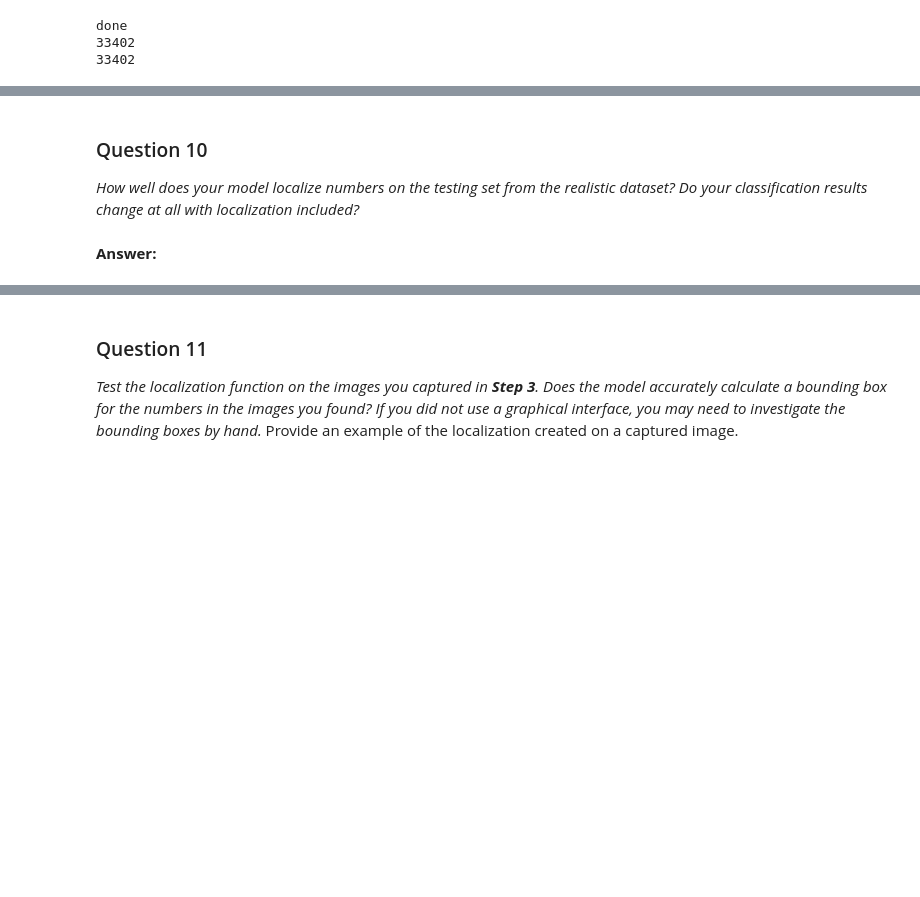
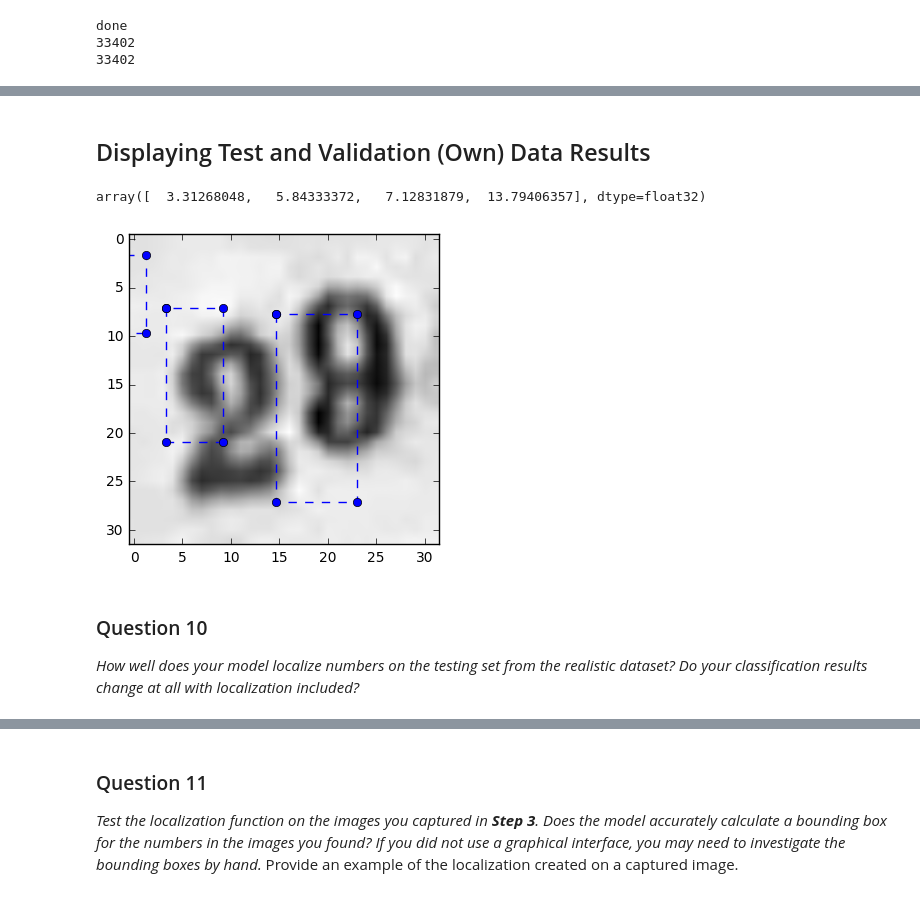
Before and after one commit to axlbert/SVHN_Recognition_NN, a Jupyter notebook: digit_recognition.ipynb, the cells around one changed output, grey strips where cells are left out. Drawn from its saved outputs; the diff is of its cells as text; code cells hidden in the pictures; blank space fills up the shorter version.

Commit message:
bounding box regression implemented

```diff
--- a/digit_recognition.ipynb
+++ b/digit_recognition.ipynb
@@ -1151,0 +1194,17 @@ lx_coords shape (33402, 4)
+# %%
+test_dataset = train_dataset[:500]
+test_labels = train_labels[:500]
+train_dataset = train_dataset[501:]
+train_labels = train_labels[501:]
+test_boxes = boxes[:,:500]
+boxes = boxes[:,501:]
+# %%
+###pseudo boxes, actually we will just draw the predicted boxes###
+own_boxes = boxes[:,:5]
+# %%
+def reshape(dataset):
+    dataset = dataset.reshape((-1, image_size, image_size, num_channels)).astype(np.float32)
+    return dataset
+
+test_dataset = reshape(test_dataset)
+own_dataset = reshape(own_dataset)
@@ -1249,0 +1316,3 @@ dtype('float32')
+# %%
+test_results = []
+own_results = []
@@ -1283,5 +1371,38 @@ Caused by op u'Placeholder_2', defined at:
+# %% [markdown]
+<h2>Displaying Test and Validation (Own) Data Results</h2>
+# %%
+test_results[0][0][100]
+# %% [output]
+array([  3.31268048,   5.84333372,   7.12831879,  13.79406357], dtype=float32)
+# %%
+#check bounding boxes on a picture
+from matplotlib.lines import Line2D
+
+boxes1 = test_results
+index = 100
+top = np.ndarray([len(boxes)], dtype='float32')
+left = np.ndarray([len(boxes)], dtype='float32')
+height = np.ndarray([len(boxes)], dtype='float32')
+width = np.ndarray([len(boxes)], dtype='float32')
+for i in range(0,4):
+    #x_coords = [boxes[i][0]]
+    #y_coords = [boxes[i][0],boxes[i][3]]
+
+    lx = boxes1[0][i][index][0]
+    width = boxes1[0][i][index][1]
+    top_y = boxes1[0][i][index][2]
+    height = boxes1[0][i][index][3]
+
+    y = [ top_y,top_y+height,top_y+height,top_y,top_y]
+    x = [ lx, lx, lx+width, lx+width,lx]
+
+    plt.plot(x, y, marker='o', linestyle='--', color='b')
+
+
+plt.imshow(test_dataset[100,:,:,0],cmap='gray')
+plt.grid(False)
+# %% [output]
+[figure, added]
 # %% [markdown]
 ### Question 10
 _How well does your model localize numbers on the testing set from the realistic dataset? Do your classification results change at all with localization included?_
-# %% [markdown]
-**Answer:**
```
Also changed, not shown: parts of 31 cells of this notebook, 8 other files.
